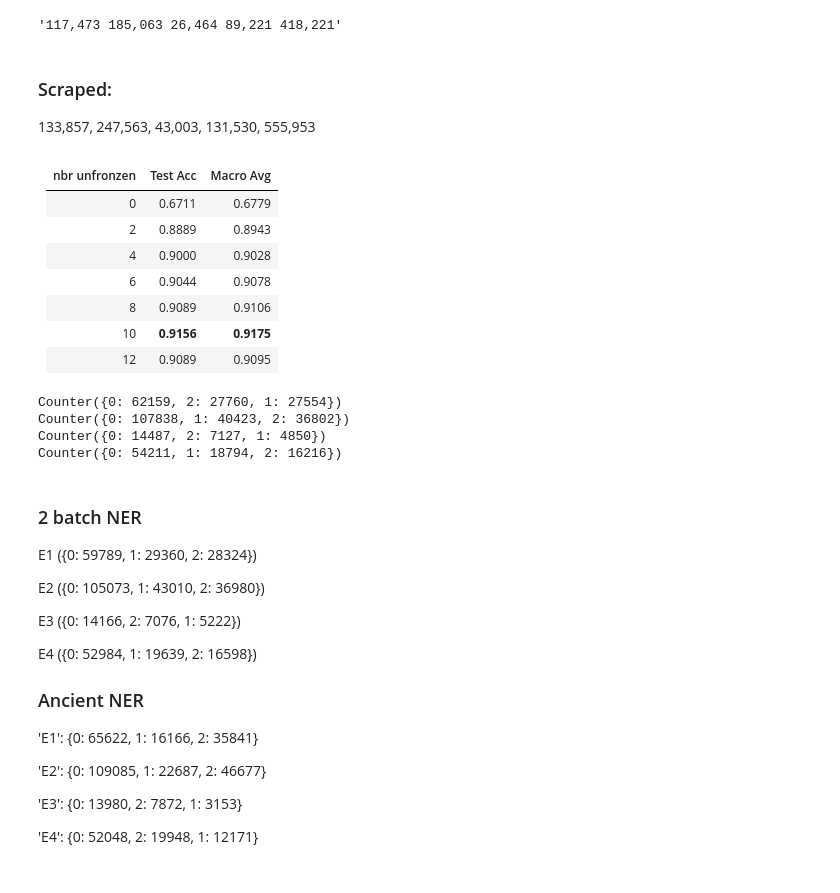
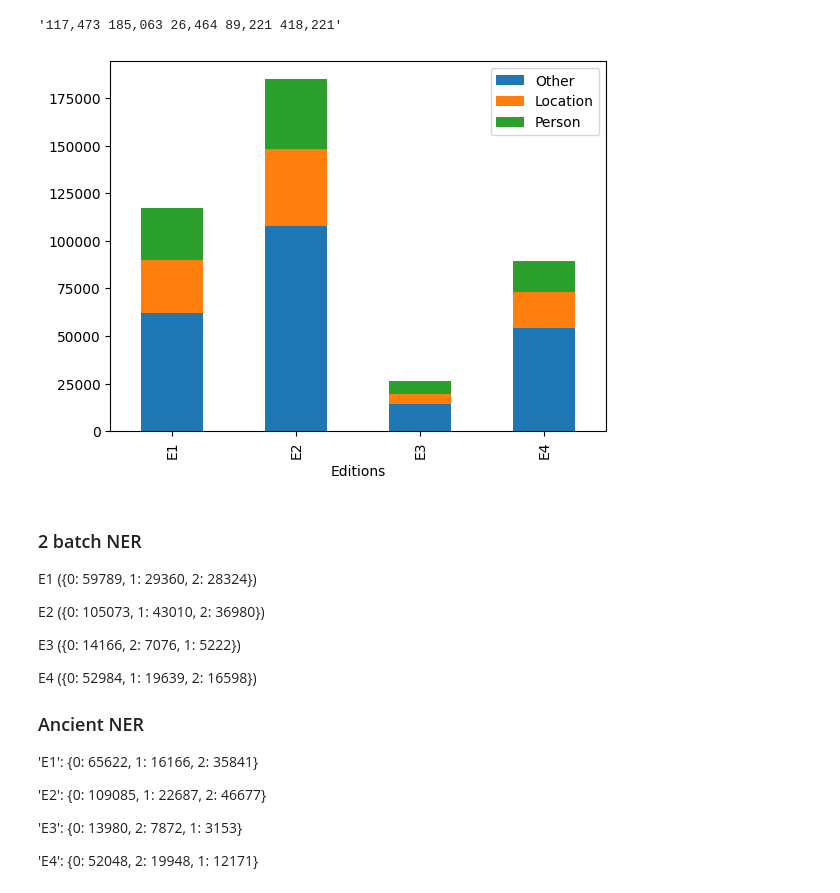
Before and after one commit to SalamSki/EDAN70, a Jupyter notebook: main.ipynb, the cells around one changed output. Drawn from its saved outputs; the diff is of its cells as text; code cells hidden in the pictures.

Commit message:
NER stacked bar & Test swedish SBERT

```diff
--- a/main.ipynb
+++ b/main.ipynb
@@ -491,33 +491,24 @@ db = load_in_db()
 f"{len(db['E1']):,} {len(db['E2']):,} {len(db['E3']):,} {len(db['E4']):,} {len(db['E1']) + len(db['E2']) + len(db['E3']) + len(db['E4']):,}"
 # %% [output]
 '117,473 185,063 26,464 89,221 418,221'
-# %% [markdown]
-### Scraped:
-133,857, 247,563, 43,003, 131,530, 555,953
-# %% [markdown]
-| nbr unfronzen | Test Acc    | Macro Avg   |
-| --------      | -------     | -------     |
-|       0       | 0.6711      | 0.6779      |
-|       2       | 0.8889      | 0.8943      |
-|       4       | 0.9000      | 0.9028      |
-|       6       | 0.9044      | 0.9078      |
-|       8       | 0.9089      | 0.9106      |
-|      10       | **0.9156**  | **0.9175**  |
-|      12       | 0.9089      | 0.9095      |
 # %%
 from collections import Counter
+import pandas as pd
 
 with open("./dataset/predicted_ner_entries.json", "r", encoding='utf-8') as ner_in:
   ner_db = json.load(ner_in)
   ner_in.close()
 
-for e in datafiles.keys():
-  print(Counter([entry['type'] for entry in ner_db[e]]))
+def plot_stacked_bar_NER(db):
+  stacked_bars = pd.DataFrame([],columns=['Editions', 'Other', 'Location', 'Person'])
+  for i,e in enumerate(datafiles.keys()):
+    e_types = [entry['type'] for entry in db[e]]
+    stacked_bars.loc[i] = [e, Counter(e_types)[0], Counter(e_types)[1], Counter(e_types)[2]]
+  stacked_bars.plot(x='Editions', kind='bar', stacked=True)
+
+plot_stacked_bar_NER(ner_db)
 # %% [output]
-Counter({0: 62159, 2: 27760, 1: 27554})
-Counter({0: 107838, 1: 40423, 2: 36802})
-Counter({0: 14487, 2: 7127, 1: 4850})
-Counter({0: 54211, 1: 18794, 2: 16216})
+[figure, added]
 # %% [markdown]
 ### 2 batch NER
 
```
Also changed, not shown: parts of 1 cell of this notebook, 1 other file.
